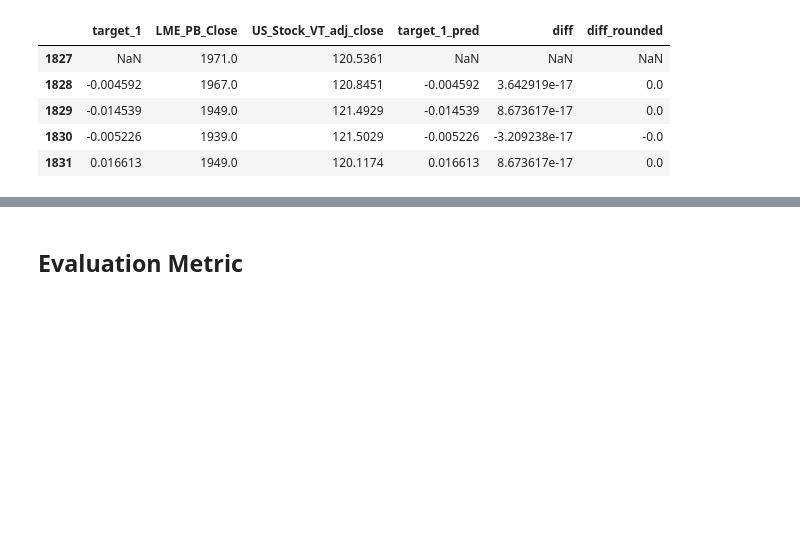
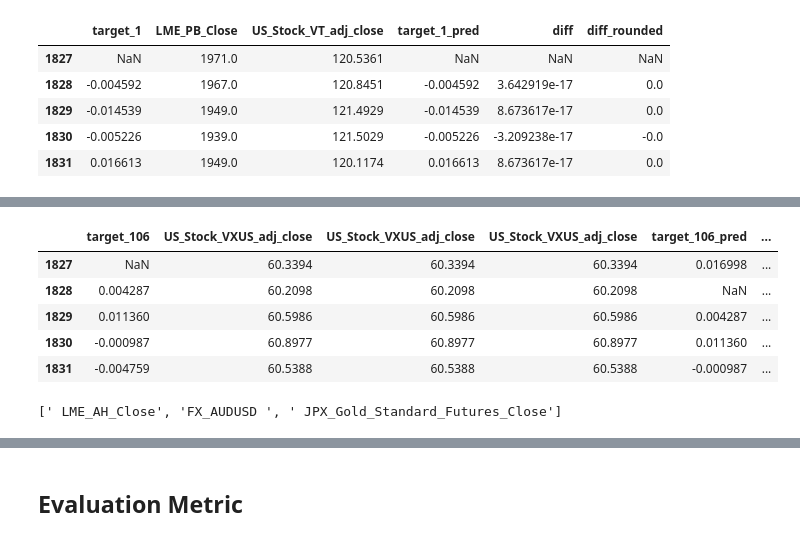
Before and after one commit to RobinWesselmann/mitsui_pred_challenge, a Jupyter notebook: notebooks/EDA_First_look.ipynb, the cells around one changed output, grey strips where cells are left out. Saved outputs shown, nothing was run; the diff lists cells and outputs as text; code cells hidden in the pictures; blank space fills up the shorter version.

```diff
--- a/notebooks/EDA_First_look.ipynb
+++ b/notebooks/EDA_First_look.ipynb
@@ -274,2 +306,26 @@ def prepare_target_pairs(df) -> dict:
+# %%
+target_106_df = y_target["target_106"].copy().to_frame()
+target_107_df = y_target["target_107"].copy().to_frame()
+# %%
+target = ["US_Stock_VXUS_adj_close"]
+
+y_pred_preparation_target_106 = y_pred_preparation[target].copy()
+y_pred_preparation_target_106["target_106_pred"] = np.log(y_pred_preparation[target] / y_pred_preparation[target].shift(2))
+target_106_df = pd.concat([target_106_df, y_pred_preparation_target_106.shift(-2)], axis = 1)
+target_106_df["diff"] = target_106_df["target_106"] - target_106_df["target_106_pred"]
+target_106_df["diff_rounded"] = np.round(target_0_df["diff"], 0)
+
+target_106_df.head()
+# %% [output]
+|  | target_106 | US_Stock_VXUS_adj_close | US_Stock_VXUS_adj_close | US_Stock_VXUS_adj_close | target_106_pred | ... |
+| 1827 | NaN | 60.3394 | 60.3394 | 60.3394 | 0.016998 | ... |
+| 1828 | 0.004287 | 60.2098 | 60.2098 | 60.2098 | NaN | ... |
+| 1829 | 0.011360 | 60.5986 | 60.5986 | 60.5986 | 0.004287 | ... |
+| 1830 | -0.000987 | 60.8977 | 60.8977 | 60.8977 | 0.011360 | ... |
+| 1831 | -0.004759 | 60.5388 | 60.5388 | 60.5388 | -0.000987 | ... |
 # %%
 target_pairs_prep = prepare_target_pairs(target_pairs_df)
+# %%
+determine_relevant_assets(target_pairs_df)[:3]
+# %% [output]
+[' LME_AH_Close', 'FX_AUDUSD ', ' JPX_Gold_Standard_Futures_Close']
```
Also changed, not shown: parts of 15 cells of this notebook, 4 other files.
